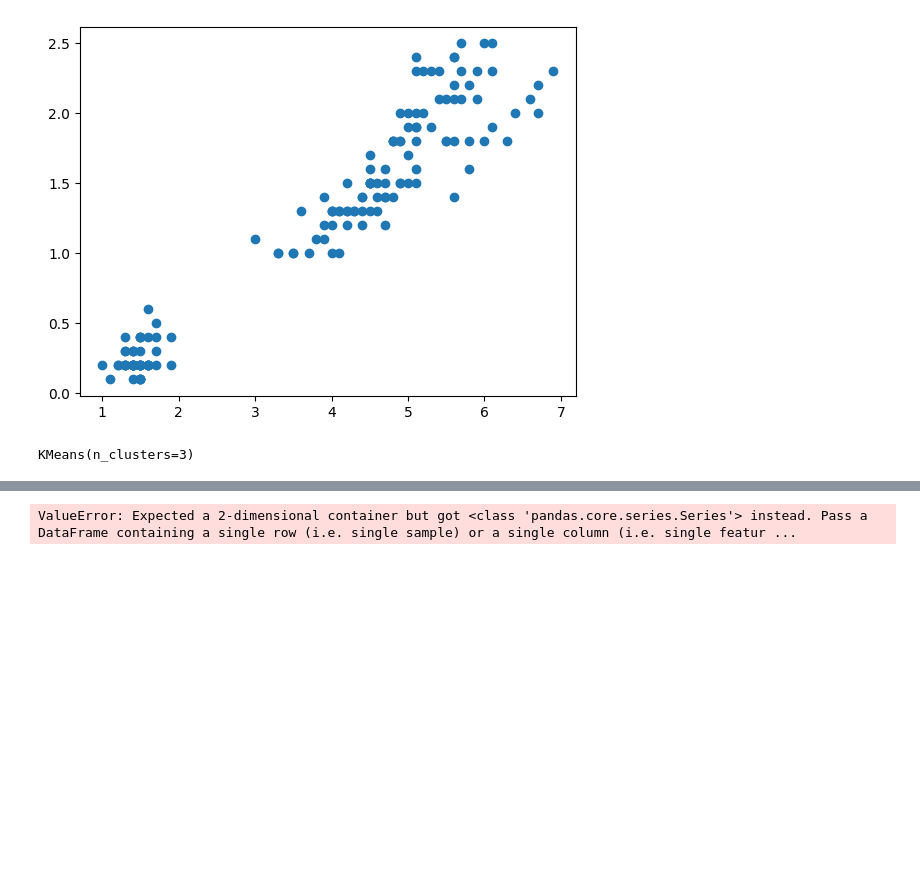
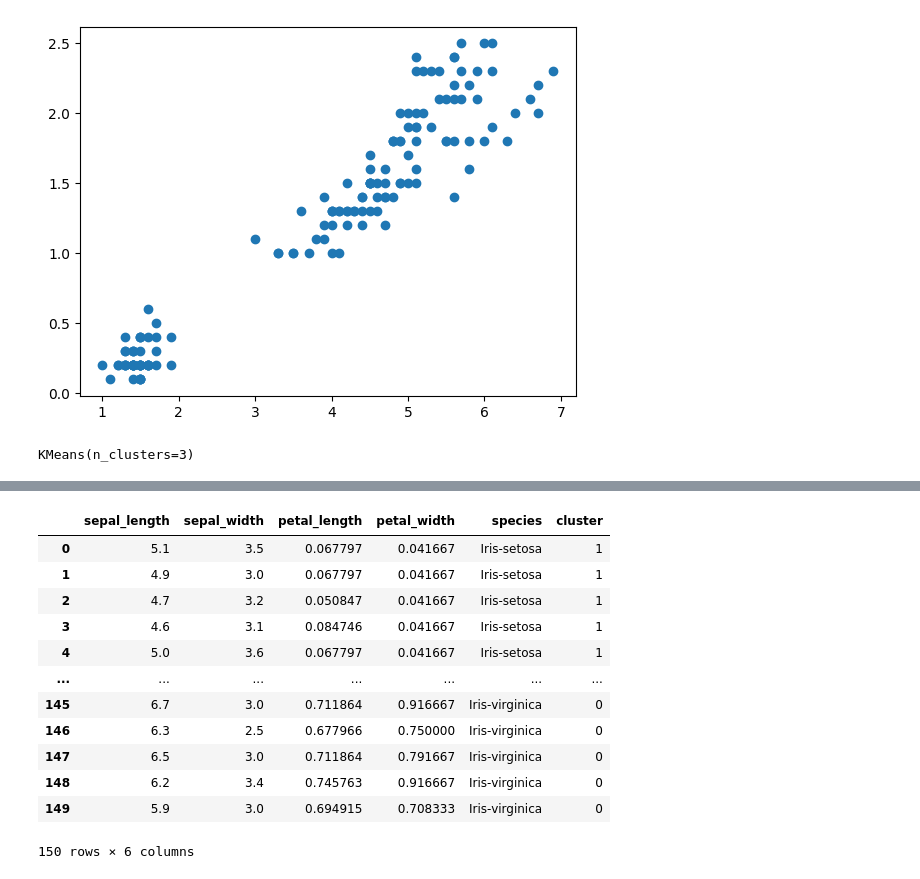
Before and after one commit to jahidhassanbd/ML-Basic-Coding, a Jupyter notebook: K-Means Klustering.ipynb, the cells around one changed output, grey strips where cells are left out. Saved outputs shown, nothing was run; the diff lists cells and outputs as text; code cells hidden in the pictures; blank space fills up the shorter version.

```diff
--- a/K-Means Klustering.ipynb
+++ b/K-Means Klustering.ipynb
@@ -66,11 +66,19 @@ plt.legend()
 # %%
 scaler = MinMaxScaler()
-scaler.fit(df.petal_width)
-df['petal_width'] = scaler.transform(df.petal_width)
+scaler.fit(df[['petal_width', 'petal_length']])
+df[['petal_width', 'petal_length']] = scaler.transform(df[['petal_width', 'petal_length']])
 df
-
-scaler.fit(df.petal_length)
-df['petal_length'] = scaler.transform(df.petal_length)
-df
 # %% [output]
+|  | sepal_length | sepal_width | petal_length | petal_width | species | cluster |
+| 0 | 5.1 | 3.5 | 0.067797 | 0.041667 | Iris-setosa | 1 |
+| 1 | 4.9 | 3.0 | 0.067797 | 0.041667 | Iris-setosa | 1 |
+| 2 | 4.7 | 3.2 | 0.050847 | 0.041667 | Iris-setosa | 1 |
+| 3 | 4.6 | 3.1 | 0.084746 | 0.041667 | Iris-setosa | 1 |
+| 4 | 5.0 | 3.6 | 0.067797 | 0.041667 | Iris-setosa | 1 |
+| ... | ... | ... | ... | ... | ... | ... |
+| 145 | 6.7 | 3.0 | 0.711864 | 0.916667 | Iris-virginica | 0 |
+| 146 | 6.3 | 2.5 | 0.677966 | 0.750000 | Iris-virginica | 0 |
+| 147 | 6.5 | 3.0 | 0.711864 | 0.791667 | Iris-virginica | 0 |
+| 148 | 6.2 | 3.4 | 0.745763 | 0.916667 | Iris-virginica | 0 |
+| 149 | 5.9 | 3.0 | 0.694915 | 0.708333 | Iris-virginica | 0 |
-ValueError: Expected a 2-dimensional container but got <class 'pandas.core.series.Series'> instead. Pass a DataFrame containing a single row (i.e. single sample) or a single column (i.e. single featur ...
+150 rows × 6 columns
```
Also changed, not shown: parts of 10 cells of this notebook.
